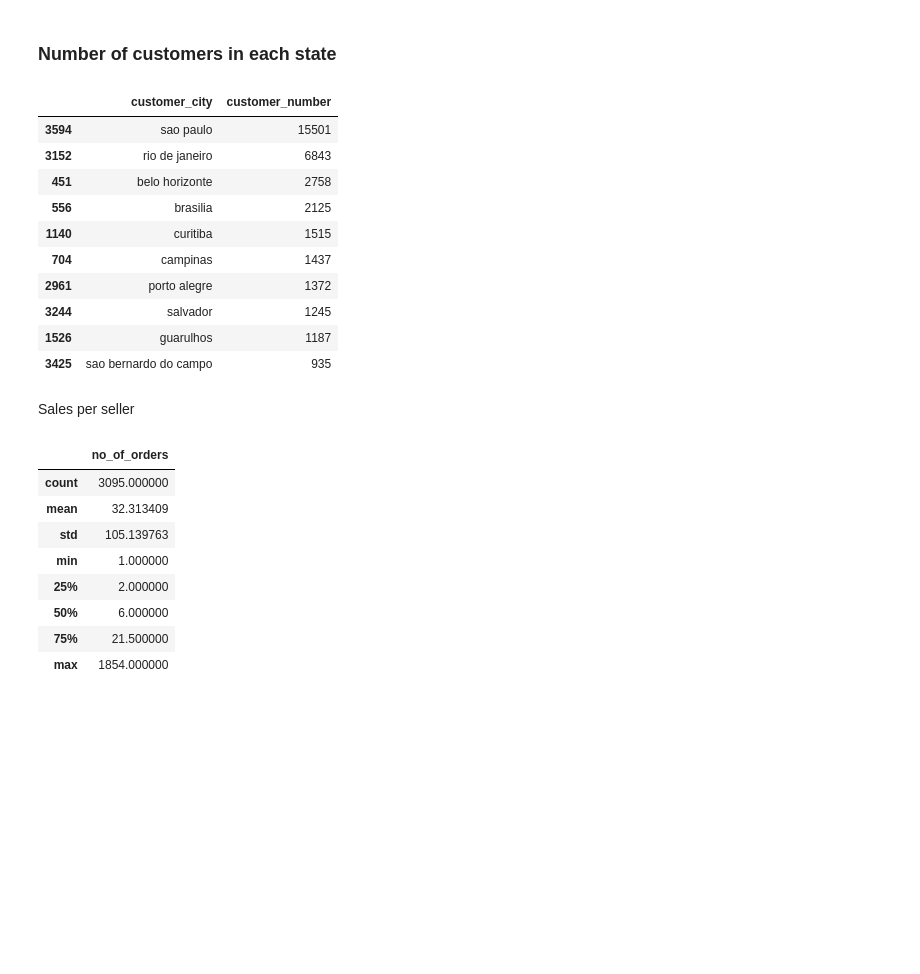
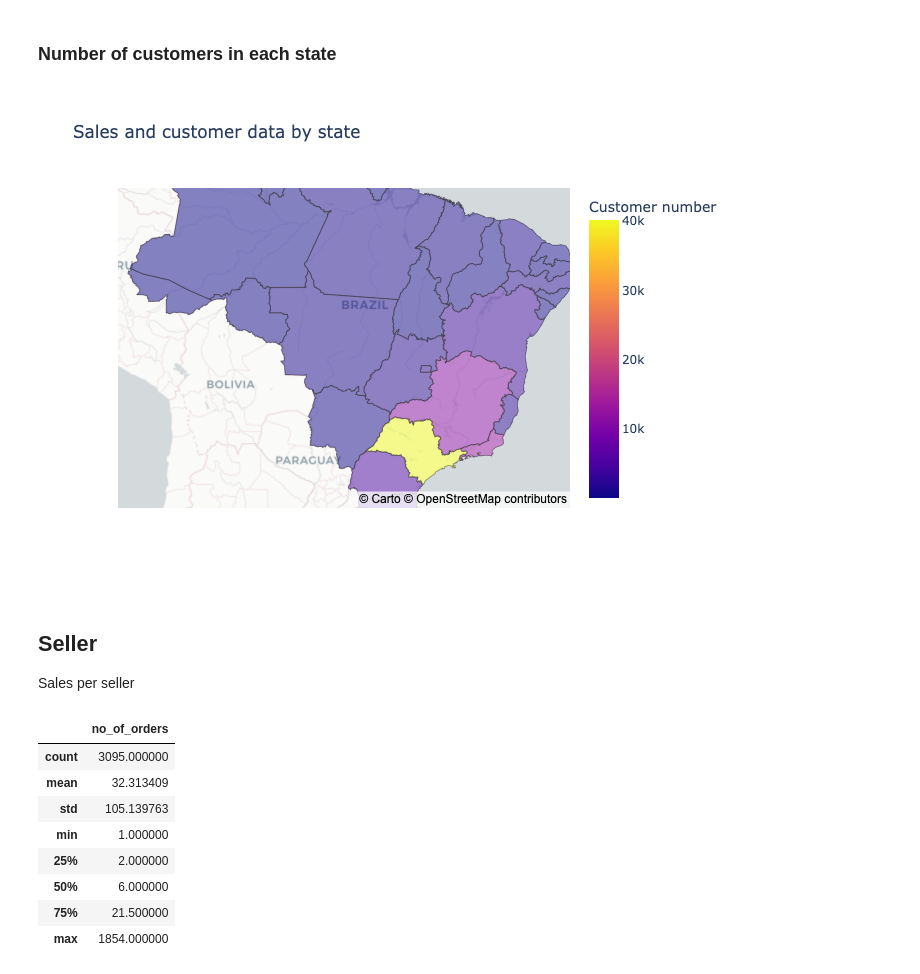
Before and after one commit to dailyLi/olist_digital_marketing, a Jupyter notebook: EDA.ipynb, the cells around one changed output. Cells and saved outputs as stored; diff of their text form; code cells hidden in the pictures; blank space fills up the shorter version.

```diff
--- a/EDA.ipynb
+++ b/EDA.ipynb
@@ -608,19 +595,18 @@ It seems that the df_geo data lacks PK to match with customer and seller data
+# %%
+with urlopen('https://raw.githubusercontent.com/codeforamerica/click_that_hood/master/public/data/brazil-states.geojson') as response:
+    Brazil = json.load(response)
+# %%
+state_id_map = {}
+for feature in Brazil['features']:
+    feature['id'] = feature['properties']['name']
+    state_id_map[feature['properties']['sigla']] = feature['id']
 # %% [markdown]
 ### Number of customers in each state
 # %%
-df_geo_cus = df_all.groupby(["customer_city"])["customer_unique_id"].count().reset_index()
-df_geo_cus.rename(columns={'customer_unique_id':'customer_number'}, inplace=True)
+df_geo_cus = df_all.groupby(["customer_state"]).agg({"customer_unique_id":"nunique",
+                                                     "payment_value":"sum",
+                                                     "order_id":"count"}).reset_index()
+df_geo_cus.rename(columns={"customer_state":'State','customer_unique_id':'Customer number',
+                           "payment_value":"Total sales",'order_id':'Order number'}, inplace=True)
-# %%
-df_geo_cus.sort_values(by = "customer_number", ascending = False).head(10)
-# %% [output]
-|  | customer_city | customer_number |
-| 3594 | sao paulo | 15501 |
-| 3152 | rio de janeiro | 6843 |
-| 451 | belo horizonte | 2758 |
-| 556 | brasilia | 2125 |
-| 1140 | curitiba | 1515 |
-| 704 | campinas | 1437 |
-| 2961 | porto alegre | 1372 |
-| 3244 | salvador | 1245 |
-| 1526 | guarulhos | 1187 |
-| 3425 | sao bernardo do campo | 935 |
+# %%
+df_geo_cus.replace({"State":state_id_map}, inplace = True)
@@ -626,0 +615,21 @@ df_geo_cus.sort_values(by = "customer_number", ascending = False).head(10)
+# %%
+fig = px.choropleth_mapbox(
+    df_geo_cus,
+    locations = 'State', #define the limits on the map/geography
+    geojson = Brazil, #shape information
+    color = "Customer number", #defining the color of the scale through the database
+    hover_name = 'State', #the information in the box
+    hover_data =["Customer number","Total sales","Order number"],
+    mapbox_style = "carto-positron", #defining a new map style
+    center={"lat":-14, "lon": -55},#define the limits that will be plotted
+    zoom = 3, #map view size
+    opacity = 0.5,
+    title = "Sales and customer data by state"
+
+)
+
+fig.update_geos(fitbounds = "locations", visible = False)
+#fig.show()
+fig.show(renderer="png")
+# %% [output]
+[figure, added]
@@ -627,4 +638,6 @@ df_geo_cus.sort_values(by = "customer_number", ascending = False).head(10)
 # %% [markdown]
+## Seller
+
 Sales per seller
 # %%
 order_per_seller = df_order_items.groupby('seller_id')['order_id'].nunique().reset_index()
```
Also changed, not shown: parts of 21 cells of this notebook.
